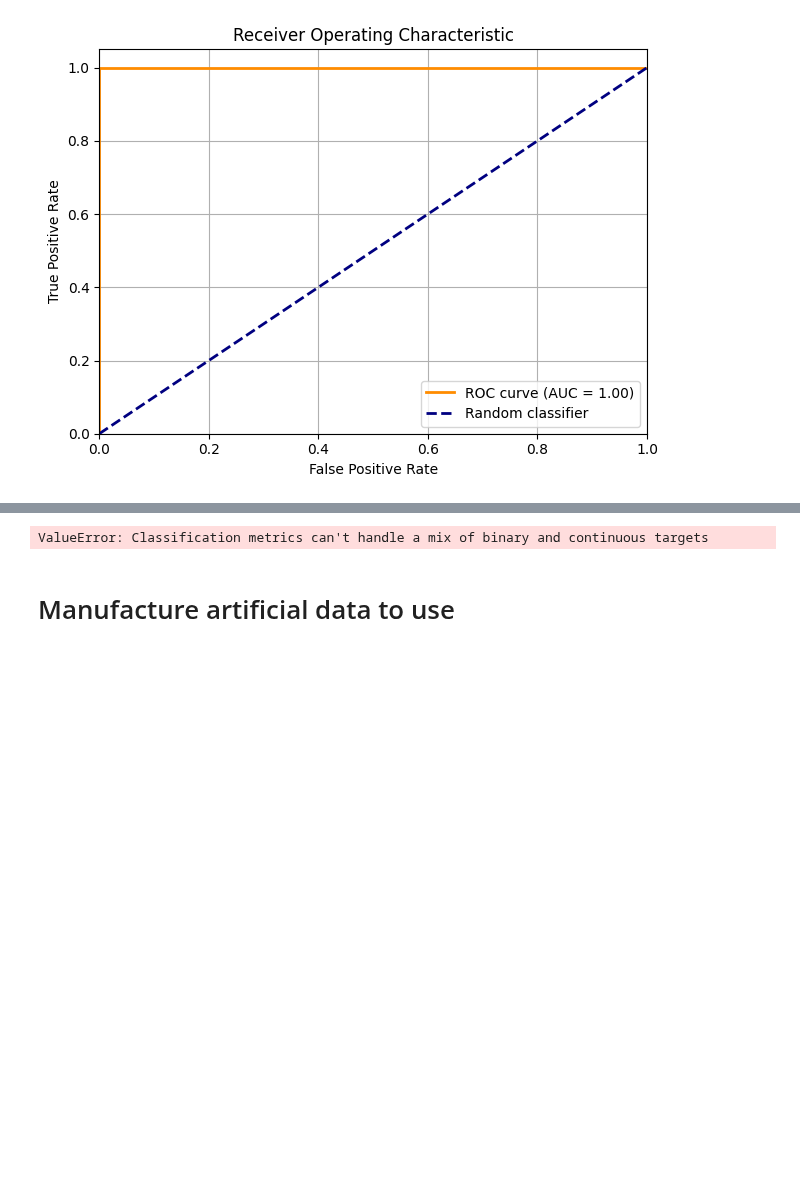
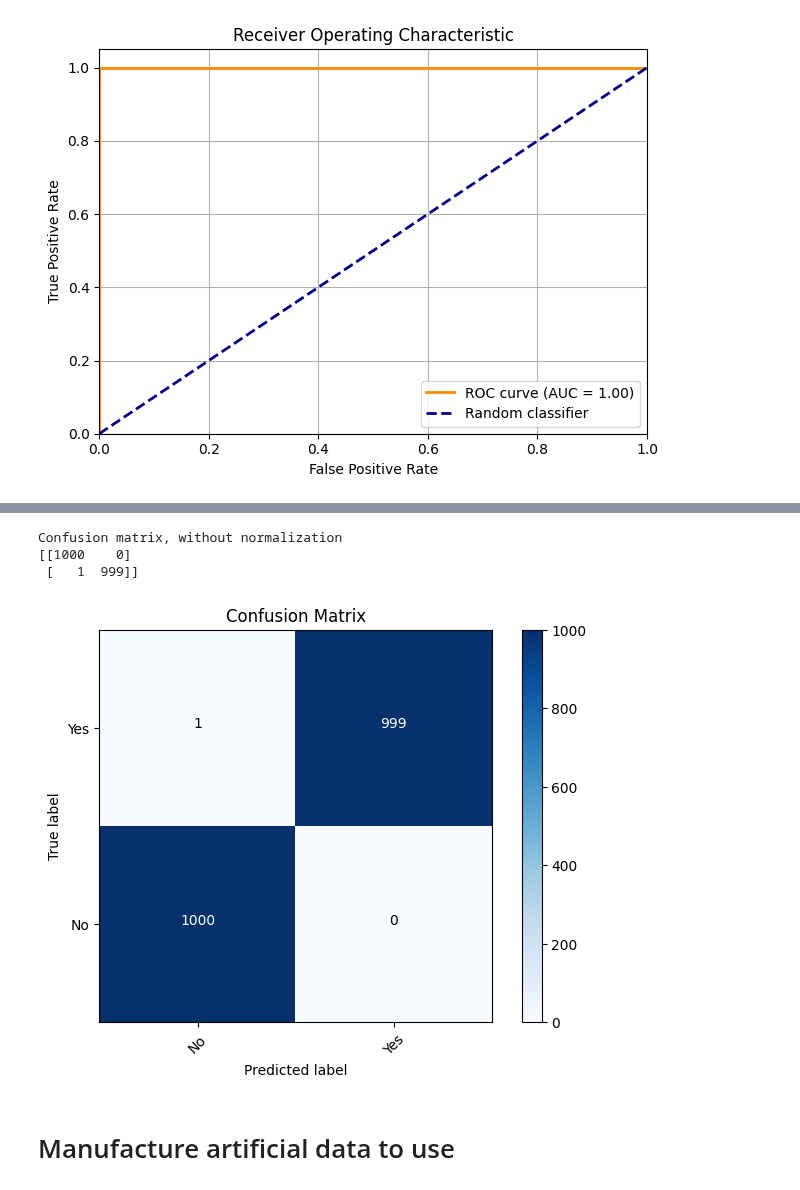
Before and after one commit to sfremy/astro_tools, a Jupyter notebook: a2_train_model_v2.ipynb, the cells around one changed output, grey strips where cells are left out. Saved outputs shown, nothing was run; the diff lists cells and outputs as text; code cells hidden in the pictures; blank space fills up the shorter version.

```diff
--- a/a2_train_model_v2.ipynb
+++ b/a2_train_model_v2.ipynb
@@ -376,20 +376,23 @@ plt.show()
 # %%
 # Make an extremely useful plot showing false-positives, true-negatives, etc.
 
 from sklearn.metrics import confusion_matrix
 
 cm = confusion_matrix(y_true=y_test,
-                      y_pred=y_pred)
+                      y_pred=y_pred.round())
 
 modelkit.plot_confusion_matrix(cm=cm,
                       classes=['No','Yes'],
                       title='Confusion Matrix')
 
 
 
 #Validation: Try different periods through the range with t0 at given transit candidates. Exclude folds with very low SNR immediately and feed rest into model.
 # %% [output]
-ValueError: Classification metrics can't handle a mix of binary and continuous targets
+Confusion matrix, without normalization
+[[1000    0]
+ [   1  999]]
+[figure, added]
 # %% [markdown]
 # Manufacture artificial data to use
 # %%
```
Also changed, not shown: parts of 9 cells of this notebook, 2 other files.
